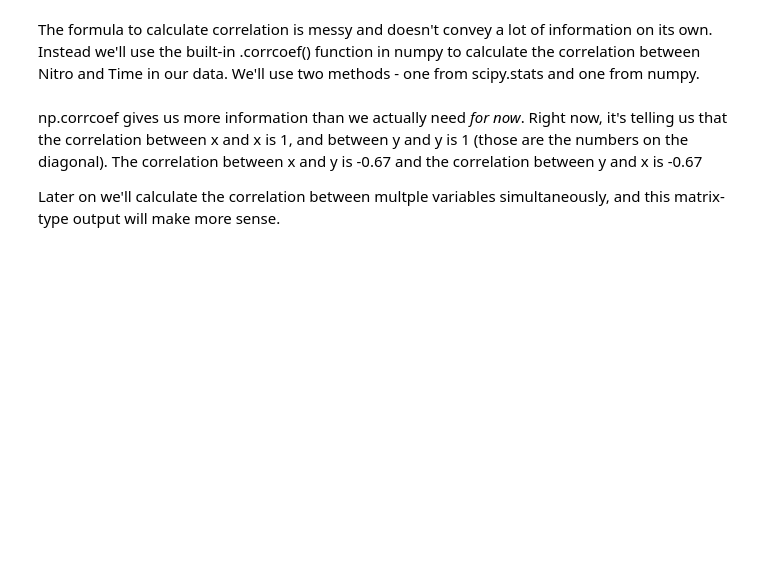
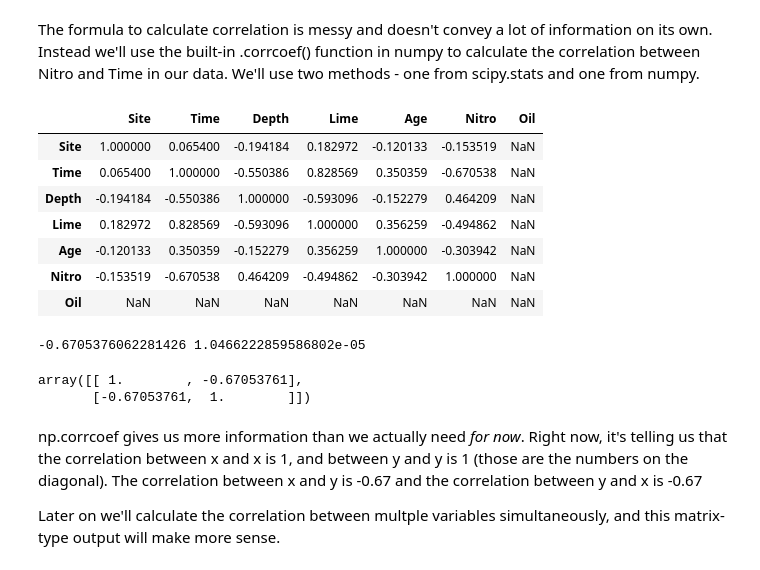
Before and after one commit to write2nk/DS-Unit-1-Sprint-3-Linear-Algebra, a Jupyter notebook: module1-linear-correlation-regression/LS_DS_131_Simple_Linear_Regression.ipynb, the cells around one changed output. Saved outputs shown, nothing was run; the diff lists cells and outputs as text; code cells hidden in the pictures; blank space fills up the shorter version.

```diff
--- a/module1-linear-correlation-regression/LS_DS_131_Simple_Linear_Regression.ipynb
+++ b/module1-linear-correlation-regression/LS_DS_131_Simple_Linear_Regression.ipynb
@@ -180,6 +180,28 @@ The linear correlation measures the strength and direction of the linear relatio
 - A correlation |r| > 0.80 is considered strong correlaton and a correlation |r| < 0.20 is considered weak .
 # %% [markdown]
 The formula to calculate correlation is messy and doesn't convey a lot of information on its own.  Instead we'll use the built-in .corrcoef() function in numpy to calculate the correlation between Nitro and Time in our data.  We'll use two methods - one from scipy.stats and one from numpy.
+# %%
+longbones.corr()
+# %% [output]
+|  | Site | Time | Depth | Lime | Age | Nitro | Oil |
+| Site | 1.000000 | 0.065400 | -0.194184 | 0.182972 | -0.120133 | -0.153519 | NaN |
+| Time | 0.065400 | 1.000000 | -0.550386 | 0.828569 | 0.350359 | -0.670538 | NaN |
+| Depth | -0.194184 | -0.550386 | 1.000000 | -0.593096 | -0.152279 | 0.464209 | NaN |
+| Lime | 0.182972 | 0.828569 | -0.593096 | 1.000000 | 0.356259 | -0.494862 | NaN |
+| Age | -0.120133 | 0.350359 | -0.152279 | 0.356259 | 1.000000 | -0.303942 | NaN |
+| Nitro | -0.153519 | -0.670538 | 0.464209 | -0.494862 | -0.303942 | 1.000000 | NaN |
+| Oil | NaN | NaN | NaN | NaN | NaN | NaN | NaN |
+# %%
+from scipy import stats
+r, p_val = stats.pearsonr(longbones['Nitro'], longbones['Time'])
+print(r, p_val)
+# %% [output]
+-0.6705376062281426 1.0466222859586802e-05
+# %%
+np.corrcoef(longbones['Nitro'], longbones['Time'])
+# %% [output]
+array([[ 1.        , -0.67053761],
+       [-0.67053761,  1.        ]])
 # %% [markdown]
 np.corrcoef gives us more information than we actually need *for now*.  Right now, it's telling us that the correlation between x and x is 1, and between y and y is 1 (those are the numbers on the diagonal).  The correlation between x and y is -0.67 and the correlation between y and x is -0.67
 
```
Also changed, not shown: parts of 17 cells of this notebook.
